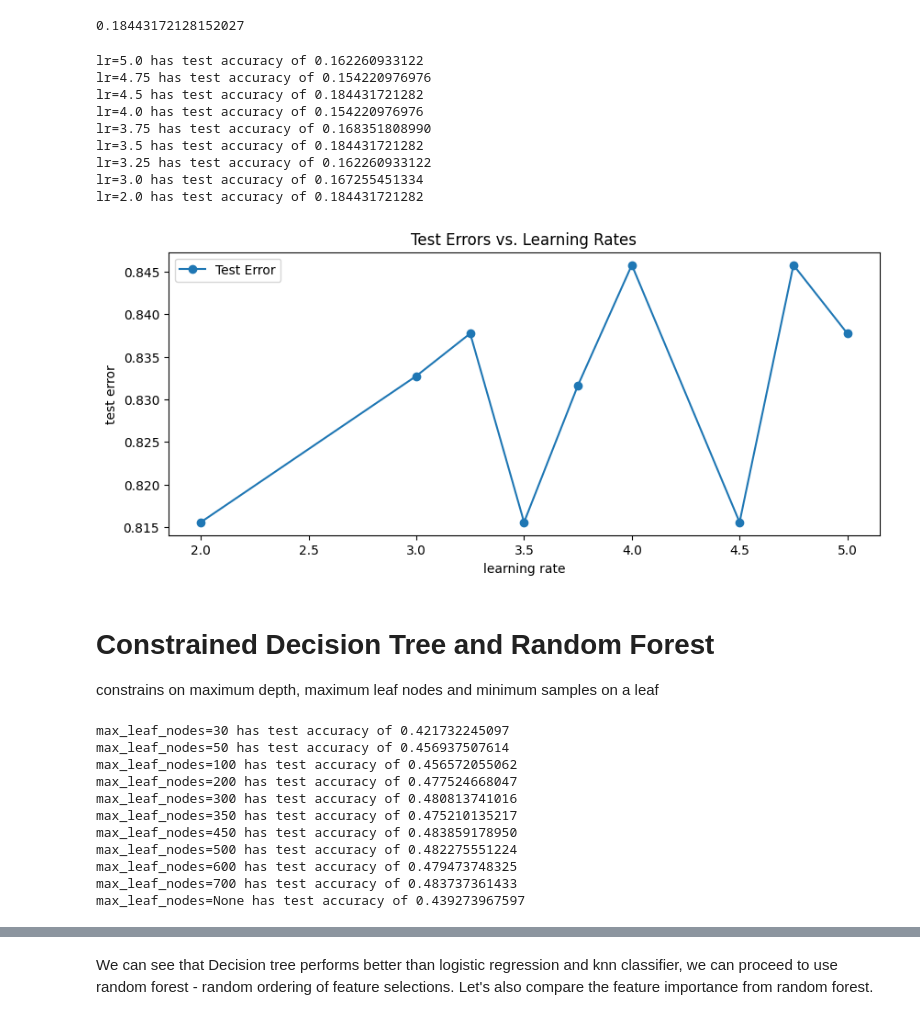
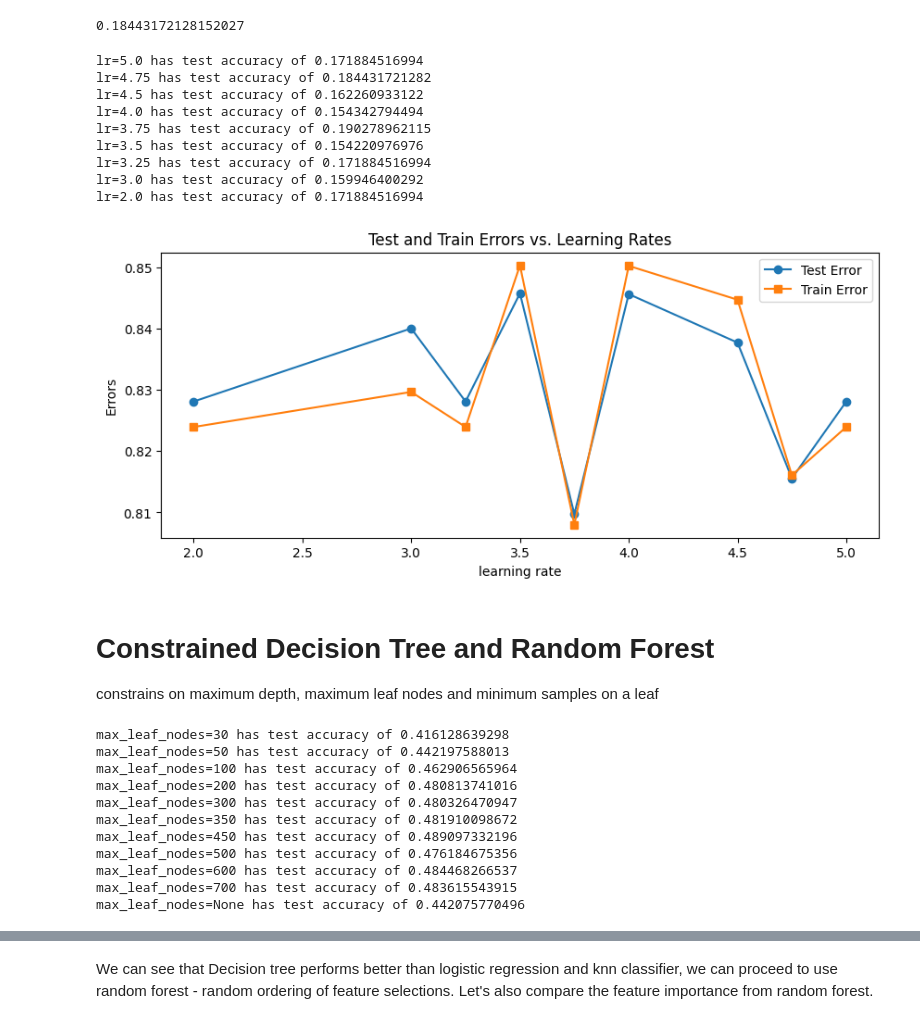
Before and after one commit to clue-deng/Classifying-Song-Genre, a Jupyter notebook: ML_final_project.ipynb, the cells around one changed output, grey strips where cells are left out. Drawn from its saved outputs; the diff is of its cells as text; code cells hidden in the pictures.

```diff
--- a/ML_final_project.ipynb
+++ b/ML_final_project.ipynb
@@ -190,12 +190,20 @@ from sklearn import metrics
 # parameters
 kvals = [5, 6, 7, 8, 9, 10, 11, 12, 13, 14, 15, 16]
 
-# test error list
+# test and train error list
 knn_test_errors = []
+knn_train_errors = []
 
 for k in kvals:
     knn = KNeighborsClassifier(n_neighbors=k)
     knn.fit(X_train, y_train)
+
+    # get train errors
+    train_accuracy = knn.score(X_train, y_train)
+    knn_train_errors.append(1 - train_accuracy)
+
+    # predict on test data and get the test error (complement of accuracy)
+    # against its true labels
     knn_accuracy = knn.score(X_test, y_test)
     knn_test_errors.append(1 - knn_accuracy)
 
@@ -247,6 +256,7 @@ lr_accuracy
 0.18443172128152027
 # %%
 lr_test_errors = []
+lr_train_errors = []
 
 learning_rates = [5.0, 4.75, 4.5, 4.0, 3.75, 3.5, 3.25, 3.0, 2.0]
 
@@ -254,32 +264,38 @@ for eta in learning_rates:
     # train and fit the model with logistic regression
     lr = SGDClassifier(loss='log_loss', penalty = 'l2', eta0 = eta)
     lr.fit(X_train, y_train)
+
+    # predict on train data and get the train error (complement of accuracy)
+    accuracy_train = lr.score(X_train, y_train)
+    lr_train_errors.append(1 - accuracy_train)
+
     # predict on test data and get the test error (complement of accuracy)
     # against its true labels
     accuracy = lr.score(X_test, y_test)
     lr_test_errors.append(1-accuracy)
+
     print(f'lr={eta} has test accuracy of {accuracy:.12f}')
 # %% [output]
-lr=5.0 has test accuracy of 0.162260933122
-lr=4.75 has test accuracy of 0.154220976976
-lr=4.5 has test accuracy of 0.184431721282
-lr=4.0 has test accuracy of 0.154220976976
-lr=3.75 has test accuracy of 0.168351808990
-lr=3.5 has test accuracy of 0.184431721282
-lr=3.25 has test accuracy of 0.162260933122
-lr=3.0 has test accuracy of 0.167255451334
-lr=2.0 has test accuracy of 0.184431721282
+lr=5.0 has test accuracy of 0.171884516994
+lr=4.75 has test accuracy of 0.184431721282
+lr=4.5 has test accuracy of 0.162260933122
+lr=4.0 has test accuracy of 0.154342794494
+lr=3.75 has test accuracy of 0.190278962115
+lr=3.5 has test accuracy of 0.154220976976
+lr=3.25 has test accuracy of 0.171884516994
+lr=3.0 has test accuracy of 0.159946400292
+lr=2.0 has test accuracy of 0.171884516994
 # %%
 plt.figure(figsize=(10, 4))
 plt.plot(learning_rates, lr_test_errors, label='Test Error', marker='o')
-
-plt.title('Test Errors vs. Learning Rates')
+plt.plot(learning_rates, lr_train_errors, label='Train Error', marker='s')
+plt.title('Test and Train Errors vs. Learning Rates')
 plt.xlabel('learning rate')
-plt.ylabel('test error')
+plt.ylabel('Errors')
 plt.legend()
 plt.show()
 # %% [output]
-[figure, old version]
+[figure, new version]
 # %% [markdown]
 # Constrained Decision Tree and Random Forest
 
@@ -292,24 +308,32 @@ from sklearn import tree
 from sklearn.tree import export_graphviz
 import pydot
 
-clt_errors = []
+clt_train_errors = []
+clt_test_errors = []
+
 nodes = [30, 50, 100, 200, 300, 350, 450, 500, 600, 700, None]
 for d in nodes:
   clt = DecisionTreeClassifier(criterion="entropy", max_features=10, max_leaf_nodes=d)
   clt.fit(X_train, y_train)
+
+  accuracy = clt.score(X_train, y_train)
+  clt_train_errors.append(1-accuracy)
+
+
   accuracy = clt.score(X_test, y_test)
-  clt_errors.append(1-accuracy)
+  clt_test_errors.append(1-accuracy)
+
   print(f'max_leaf_nodes={d} has test accuracy of {accuracy:.12f}')
 # %% [output]
-max_leaf_nodes=30 has test accuracy of 0.421732245097
-max_leaf_nodes=50 has test accuracy of 0.456937507614
-max_leaf_nodes=100 has test accuracy of 0.456572055062
-max_leaf_nodes=200 has test accuracy of 0.477524668047
-max_leaf_nodes=300 has test accuracy of 0.480813741016
-max_leaf_nodes=350 has test accuracy of 0.475210135217
-max_leaf_nodes=450 has test accuracy of 0.483859178950
-max_leaf_nodes=500 has test accuracy of 0.482275551224
-max_leaf_nodes=600 has test accuracy of 0.479473748325
-max_leaf_nodes=700 has test accuracy of 0.483737361433
-max_leaf_nodes=None has test accuracy of 0.439273967597
+max_leaf_nodes=30 has test accuracy of 0.416128639298
+max_leaf_nodes=50 has test accuracy of 0.442197588013
+max_leaf_nodes=100 has test accuracy of 0.462906565964
+max_leaf_nodes=200 has test accuracy of 0.480813741016
+max_leaf_nodes=300 has test accuracy of 0.480326470947
+max_leaf_nodes=350 has test accuracy of 0.481910098672
+max_leaf_nodes=450 has test accuracy of 0.489097332196
+max_leaf_nodes=500 has test accuracy of 0.476184675356
+max_leaf_nodes=600 has test accuracy of 0.484468266537
+max_leaf_nodes=700 has test accuracy of 0.483615543915
+max_leaf_nodes=None has test accuracy of 0.442075770496
 # %%
```
Also changed, not shown: parts of 25 cells of this notebook.
